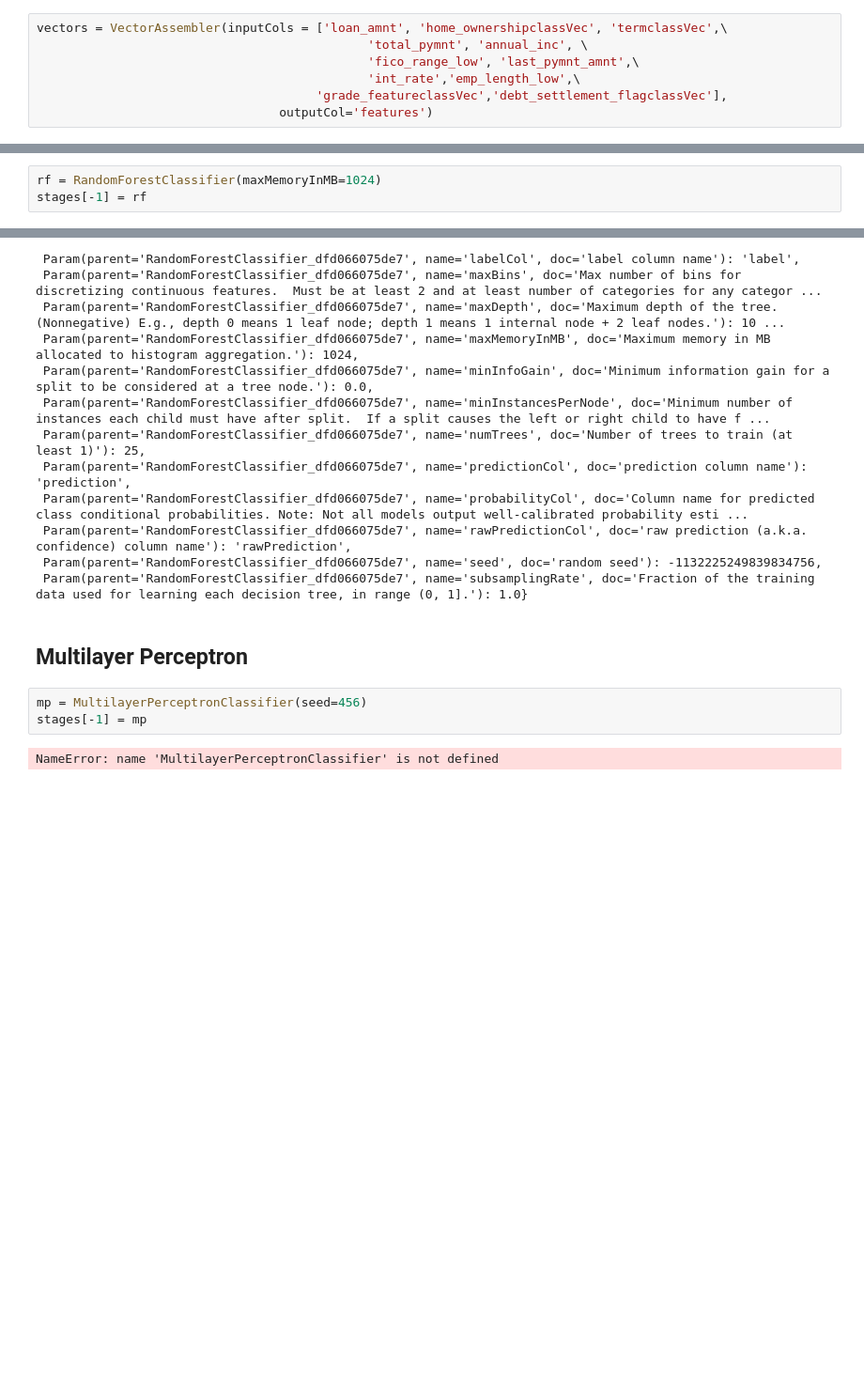
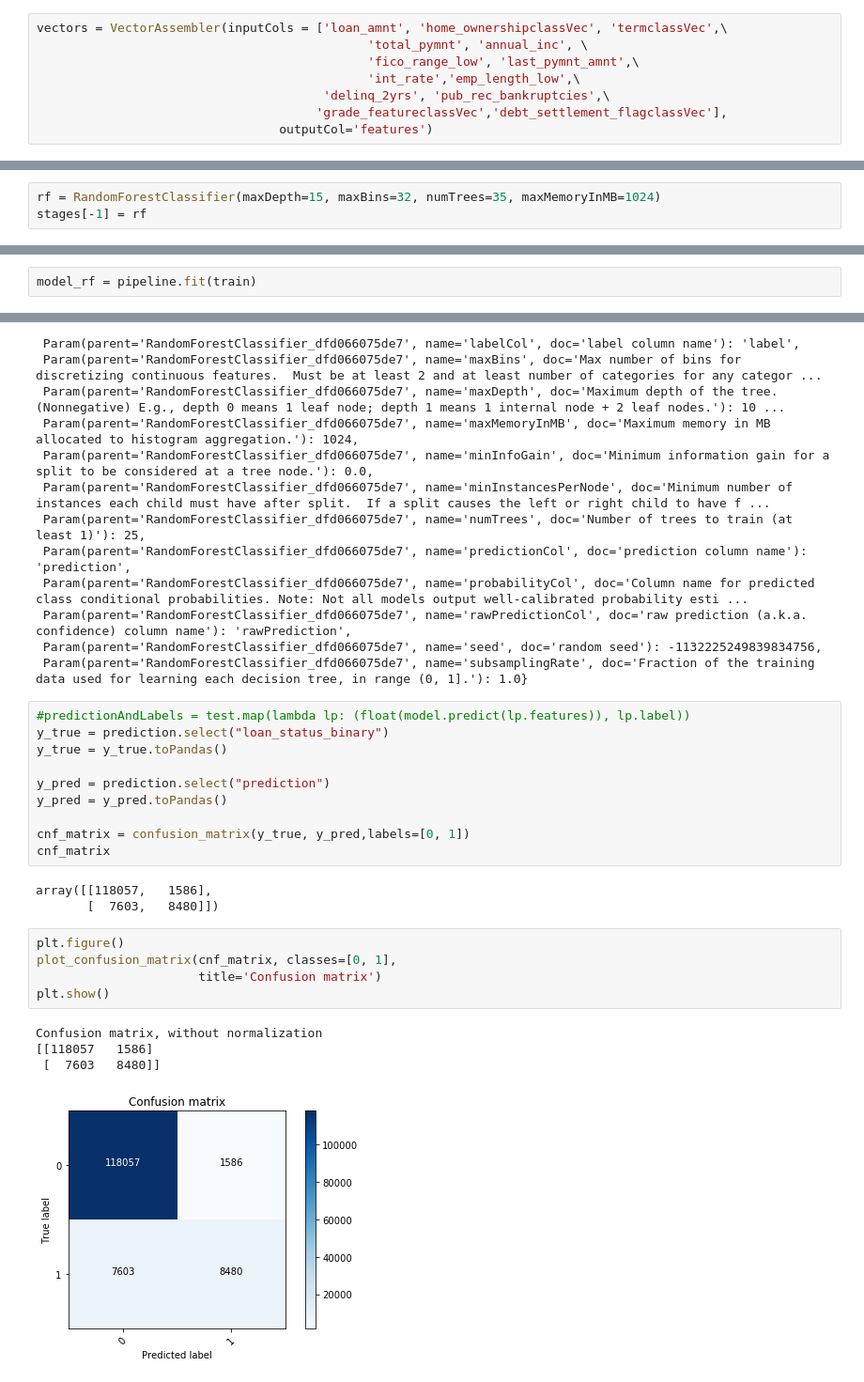
Before and after one commit to matthew-e-thomas/Spark_ML_DS5559, a Jupyter notebook: Project_Models.ipynb, the cells around one changed output, grey strips where cells are left out. Shown: that part at 94% size. Saved outputs shown, nothing was run; the diff lists cells and outputs as text; blank space fills up the shorter version.

Commit message:
Fixed Random Forest

```diff
--- a/Project_Models.ipynb
+++ b/Project_Models.ipynb
@@ -286,6 +285,7 @@ vectors = VectorAssembler(inputCols = ['loan_amnt', 'home_ownershipclassVec', 't
                                              'total_pymnt', 'annual_inc', \
                                              'fico_range_low', 'last_pymnt_amnt',\
                                              'int_rate','emp_length_low',\
+                                       'delinq_2yrs', 'pub_rec_bankruptcies',\
                                       'grade_featureclassVec','debt_settlement_flagclassVec'],
                                  outputCol='features')
 # %%
@@ -345,7 +345,7 @@ Confusion matrix, without normalization
 # %% [markdown]
 ## Random Forest
 # %%
-rf = RandomForestClassifier(maxMemoryInMB=1024)
+rf = RandomForestClassifier(maxDepth=15, maxBins=32, numTrees=35, maxMemoryInMB=1024)
 stages[-1] = rf
 # %%
 pipeline = Pipeline(stages=stages)
@@ -366,3 +366,5 @@ model_rf = crossval.fit(train)
+# %%
+model_rf = pipeline.fit(train)
 # %%
 # Make a prediction
 prediction = model_rf.transform(test)
@@ -406,10 +399,26 @@ bestParams
  Param(parent='RandomForestClassifier_dfd066075de7', name='rawPredictionCol', doc='raw prediction (a.k.a. confidence) column name'): 'rawPrediction',
  Param(parent='RandomForestClassifier_dfd066075de7', name='seed', doc='random seed'): -1132225249839834756,
  Param(parent='RandomForestClassifier_dfd066075de7', name='subsamplingRate', doc='Fraction of the training data used for learning each decision tree, in range (0, 1].'): 1.0}
-# %% [markdown]
-## Multilayer Perceptron
-# %%
-mp = MultilayerPerceptronClassifier(seed=456)
-stages[-1] = mp
-# %% [output]
-NameError: name 'MultilayerPerceptronClassifier' is not defined
+# %%
+#predictionAndLabels = test.map(lambda lp: (float(model.predict(lp.features)), lp.label))
+y_true = prediction.select("loan_status_binary")
+y_true = y_true.toPandas()
+
+y_pred = prediction.select("prediction")
+y_pred = y_pred.toPandas()
+
+cnf_matrix = confusion_matrix(y_true, y_pred,labels=[0, 1])
+cnf_matrix
+# %% [output]
+array([[118057,   1586],
+       [  7603,   8480]])
+# %%
+plt.figure()
+plot_confusion_matrix(cnf_matrix, classes=[0, 1],
+                      title='Confusion matrix')
+plt.show()
+# %% [output]
+Confusion matrix, without normalization
+[[118057   1586]
+ [  7603   8480]]
+[figure, added]
```
Also changed, not shown: parts of 21 cells of this notebook.
